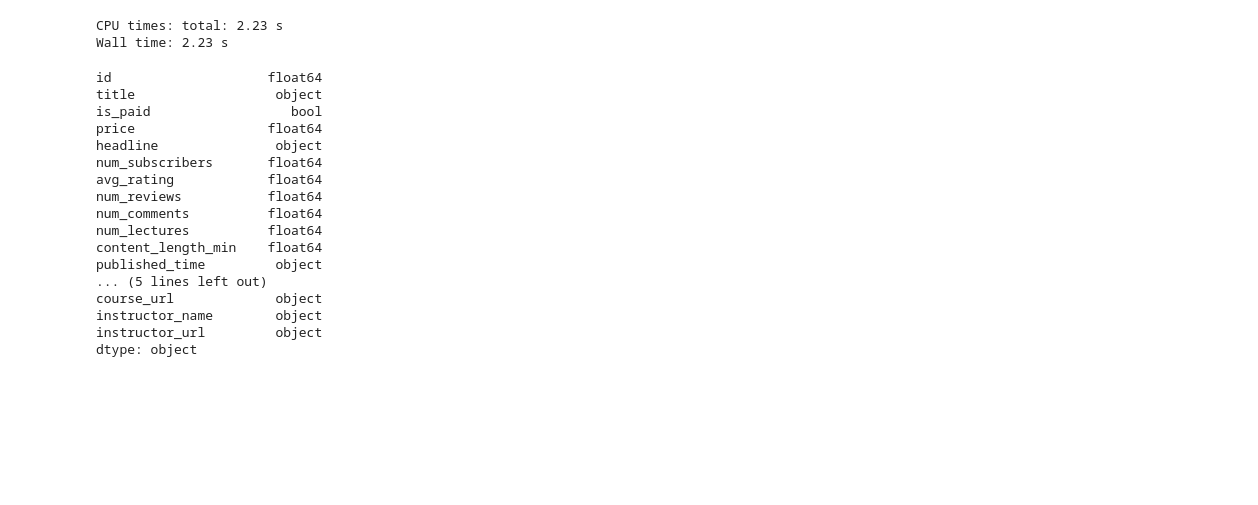
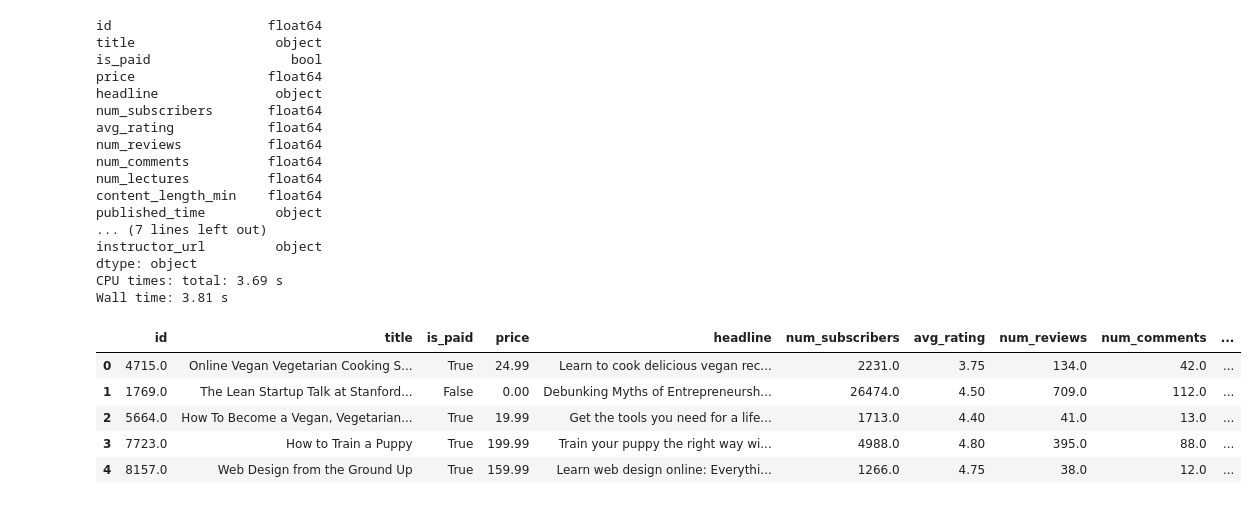
Before and after one commit to MayraCid/Udemy_Project, a Jupyter notebook: Udemy_pandas.ipynb, the cells around one changed output. Drawn from its saved outputs; the diff is of its cells as text; code cells hidden in the pictures; blank space fills up the shorter version.

```diff
--- a/Udemy_pandas.ipynb
+++ b/Udemy_pandas.ipynb
@@ -6,29 +6,33 @@ import datetime
 # %%
 %%time
 Udemy_DF = pd.read_csv('C:/Users/mayra.cid/Documents/Repositorios/Udemy_Dataset/Course_info.csv')
 #Tipo de dato por columna
-Udemy_DF.dtypes
-#Udemy_DF.head(5)
+print(Udemy_DF.dtypes)
+Udemy_DF.head(5)
 # %% [output]
-CPU times: total: 2.23 s
-Wall time: 2.23 s
+id                    float64
+title                  object
+is_paid                  bool
+price                 float64
+headline               object
+num_subscribers       float64
+avg_rating            float64
+num_reviews           float64
+num_comments          float64
+num_lectures          float64
+content_length_min    float64
+published_time         object
+... (7 lines left out)
+instructor_url         object
+dtype: object
+CPU times: total: 3.69 s
+Wall time: 3.81 s
-id                    float64
-title                  object
-is_paid                  bool
-price                 float64
-headline               object
-num_subscribers       float64
-avg_rating            float64
-num_reviews           float64
-num_comments          float64
-num_lectures          float64
-content_length_min    float64
-published_time         object
-... (5 lines left out)
-course_url             object
-instructor_name        object
-instructor_url         object
-dtype: object
+|  | id | title | is_paid | price | headline | num_subscribers | avg_rating | num_reviews | num_comments | ... |
+| 0 | 4715.0 | Online Vegan Vegetarian Cooking S... | True | 24.99 | Learn to cook delicious vegan rec... | 2231.0 | 3.75 | 134.0 | 42.0 | ... |
+| 1 | 1769.0 | The Lean Startup Talk at Stanford... | False | 0.00 | Debunking Myths of Entrepreneursh... | 26474.0 | 4.50 | 709.0 | 112.0 | ... |
+| 2 | 5664.0 | How To Become a Vegan, Vegetarian... | True | 19.99 | Get the tools you need for a life... | 1713.0 | 4.40 | 41.0 | 13.0 | ... |
+| 3 | 7723.0 | How to Train a Puppy | True | 199.99 | Train your puppy the right way wi... | 4988.0 | 4.80 | 395.0 | 88.0 | ... |
+| 4 | 8157.0 | Web Design from the Ground Up | True | 159.99 | Learn web design online: Everythi... | 1266.0 | 4.75 | 38.0 | 12.0 | ... |
 # %%
 %%time
 #Cambio del tipo de dato
```
Also changed, not shown: parts of 11 cells of this notebook, 2 other files.
